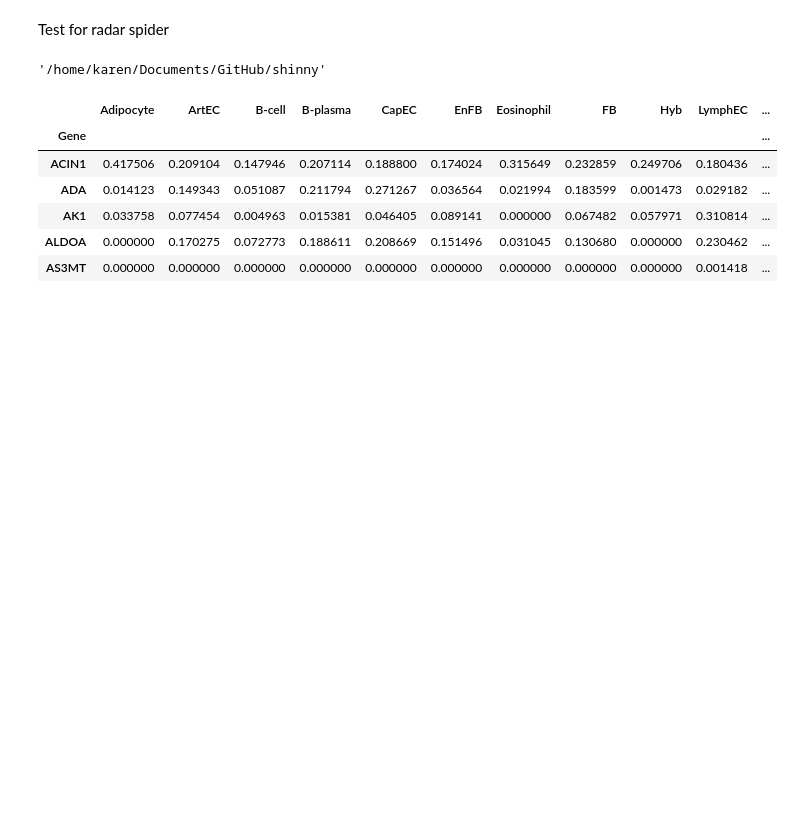
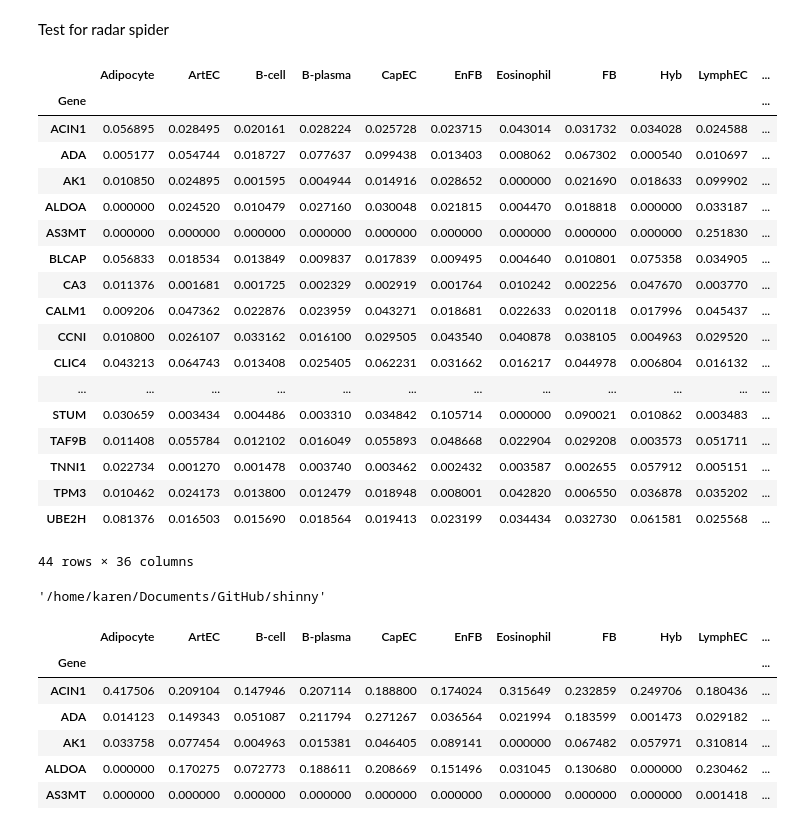
Before and after one commit to GuerreroVazquez/shinny, a Jupyter notebook: Spider_test.ipynb, the cells around one changed output. Drawn from its saved outputs; the diff is of its cells as text; code cells hidden in the pictures; blank space fills up the shorter version.

```diff
--- a/Spider_test.ipynb
+++ b/Spider_test.ipynb
@@ -2,6 +2,29 @@
  Test for radar spider
 # %%
 import pandas as pd
+# %%
+proportion_cell_expression= pd.read_csv("data/single_cell/proportion_cell_type_div.csv", index_col=0)
+proportion_cell_expression
+# %% [output]
+|  | Adipocyte | ArtEC | B-cell | B-plasma | CapEC | EnFB | Eosinophil | FB | Hyb | LymphEC | ... |
+| Gene |  |  |  |  |  |  |  |  |  |  | ... |
+| ACIN1 | 0.056895 | 0.028495 | 0.020161 | 0.028224 | 0.025728 | 0.023715 | 0.043014 | 0.031732 | 0.034028 | 0.024588 | ... |
+| ADA | 0.005177 | 0.054744 | 0.018727 | 0.077637 | 0.099438 | 0.013403 | 0.008062 | 0.067302 | 0.000540 | 0.010697 | ... |
+| AK1 | 0.010850 | 0.024895 | 0.001595 | 0.004944 | 0.014916 | 0.028652 | 0.000000 | 0.021690 | 0.018633 | 0.099902 | ... |
+| ALDOA | 0.000000 | 0.024520 | 0.010479 | 0.027160 | 0.030048 | 0.021815 | 0.004470 | 0.018818 | 0.000000 | 0.033187 | ... |
+| AS3MT | 0.000000 | 0.000000 | 0.000000 | 0.000000 | 0.000000 | 0.000000 | 0.000000 | 0.000000 | 0.000000 | 0.251830 | ... |
+| BLCAP | 0.056833 | 0.018534 | 0.013849 | 0.009837 | 0.017839 | 0.009495 | 0.004640 | 0.010801 | 0.075358 | 0.034905 | ... |
+| CA3 | 0.011376 | 0.001681 | 0.001725 | 0.002329 | 0.002919 | 0.001764 | 0.010242 | 0.002256 | 0.047670 | 0.003770 | ... |
+| CALM1 | 0.009206 | 0.047362 | 0.022876 | 0.023959 | 0.043271 | 0.018681 | 0.022633 | 0.020118 | 0.017996 | 0.045437 | ... |
+| CCNI | 0.010800 | 0.026107 | 0.033162 | 0.016100 | 0.029505 | 0.043540 | 0.040878 | 0.038105 | 0.004963 | 0.029520 | ... |
+| CLIC4 | 0.043213 | 0.064743 | 0.013408 | 0.025405 | 0.062231 | 0.031662 | 0.016217 | 0.044978 | 0.006804 | 0.016132 | ... |
+| ... | ... | ... | ... | ... | ... | ... | ... | ... | ... | ... | ... |
+| STUM | 0.030659 | 0.003434 | 0.004486 | 0.003310 | 0.034842 | 0.105714 | 0.000000 | 0.090021 | 0.010862 | 0.003483 | ... |
+| TAF9B | 0.011408 | 0.055784 | 0.012102 | 0.016049 | 0.055893 | 0.048668 | 0.022904 | 0.029208 | 0.003573 | 0.051711 | ... |
+| TNNI1 | 0.022734 | 0.001270 | 0.001478 | 0.003740 | 0.003462 | 0.002432 | 0.003587 | 0.002655 | 0.057912 | 0.005151 | ... |
+| TPM3 | 0.010462 | 0.024173 | 0.013800 | 0.012479 | 0.018948 | 0.008001 | 0.042820 | 0.006550 | 0.036878 | 0.035202 | ... |
+| UBE2H | 0.081376 | 0.016503 | 0.015690 | 0.018564 | 0.019413 | 0.023199 | 0.034434 | 0.032730 | 0.061581 | 0.025568 | ... |
+44 rows × 36 columns
 # %%
 pwd
 # %% [output]
```
Also changed, not shown: parts of 4 cells of this notebook, 7 other files.
